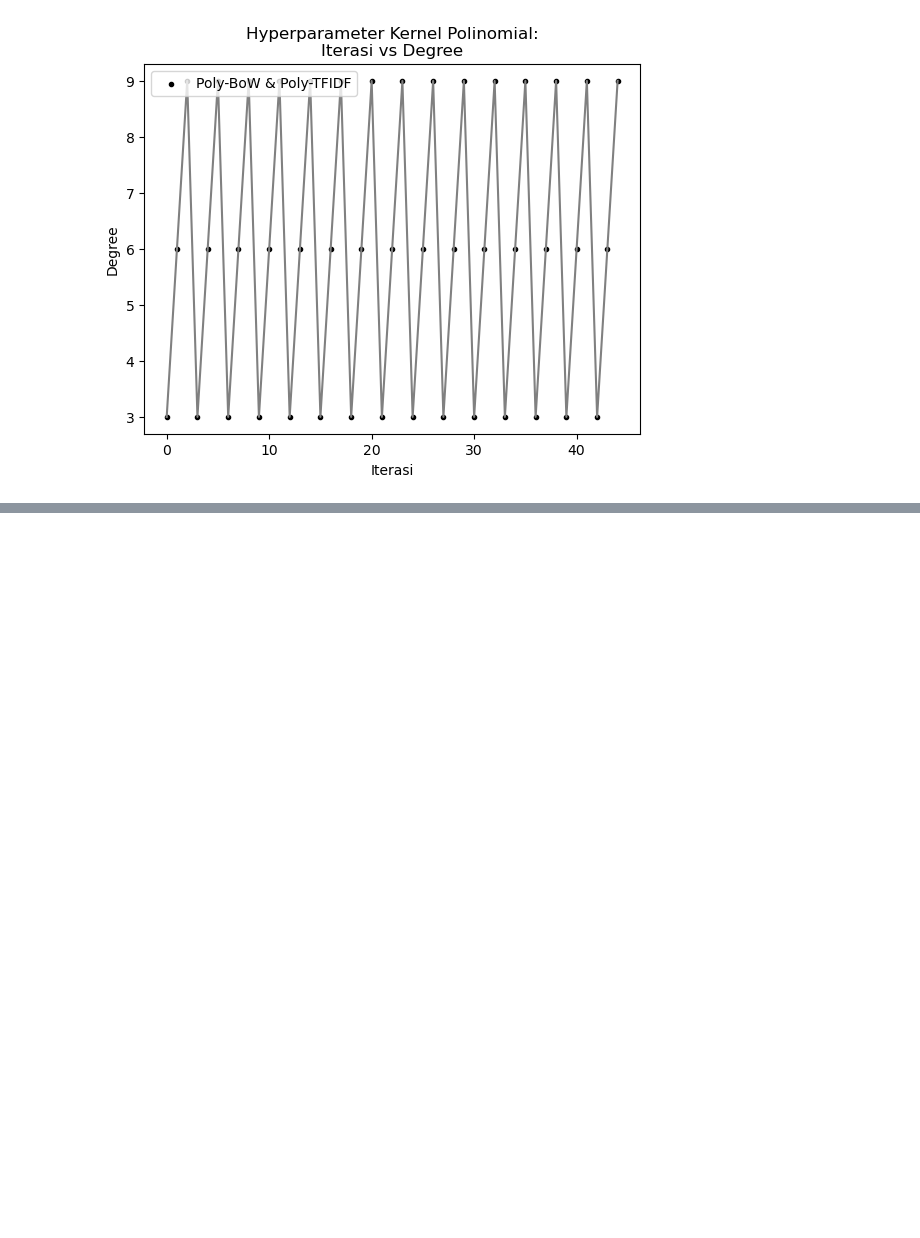
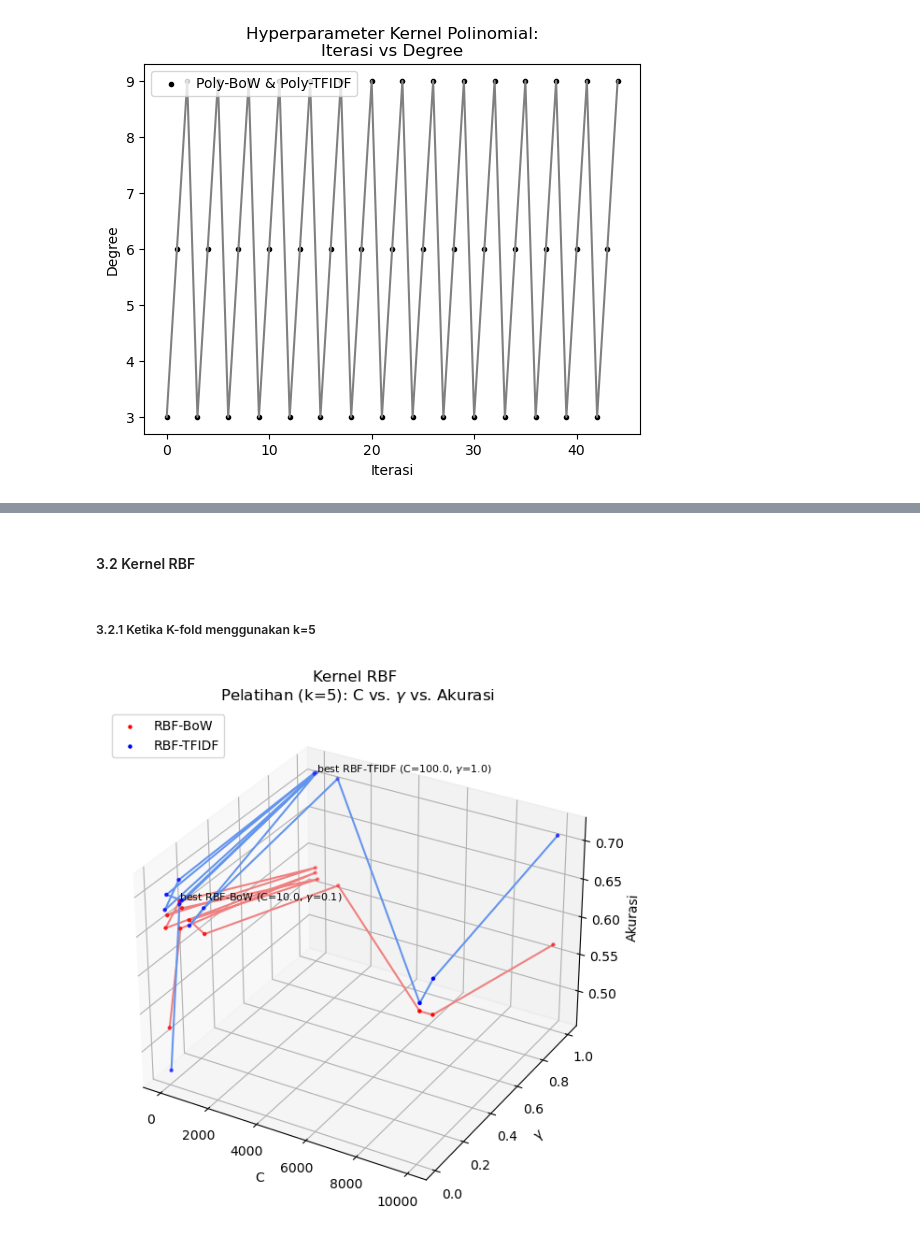
Before and after one commit to fwaskito/ta, a Jupyter notebook: ta/plot_rev.ipynb, the cells around one changed output, grey strips where cells are left out. Saved outputs shown, nothing was run; the diff lists cells and outputs as text; code cells hidden in the pictures; blank space fills up the shorter version.

```diff
--- a/ta/plot_rev.ipynb
+++ b/ta/plot_rev.ipynb
@@ -456,0 +500,25 @@ analysis.plot_performance_2d(
+# %% [markdown]
+#### 3.2 Kernel RBF
+# %% [markdown]
+##### 3.2.1 Ketika K-fold menggunakan k=5
+# %%
+res_dict = {
+    "RBF-BoW": {
+        "C": train_rbf_bow_k5_res["C"],
+        "$\gamma$": train_rbf_bow_k5_res["gamma"],
+        "Akurasi": train_rbf_bow_k5_res["mean_accuracy"],
+    },
+    "RBF-TFIDF": {
+        "C": train_rbf_tfidf_k5_res["C"],
+        "$\gamma$": train_rbf_tfidf_k5_res["gamma"],
+        "Akurasi": train_rbf_tfidf_k5_res["mean_accuracy"],
+    }
+}
+
+analysis.plot_performance_3d(
+    res_dict,
+    "upper left",
+    "Kernel RBF \nPelatihan (k=5): C vs. $\gamma$ vs. Akurasi"
+)
+# %% [output]
+[figure, added]
```
Also changed, not shown: parts of 26 cells of this notebook.
